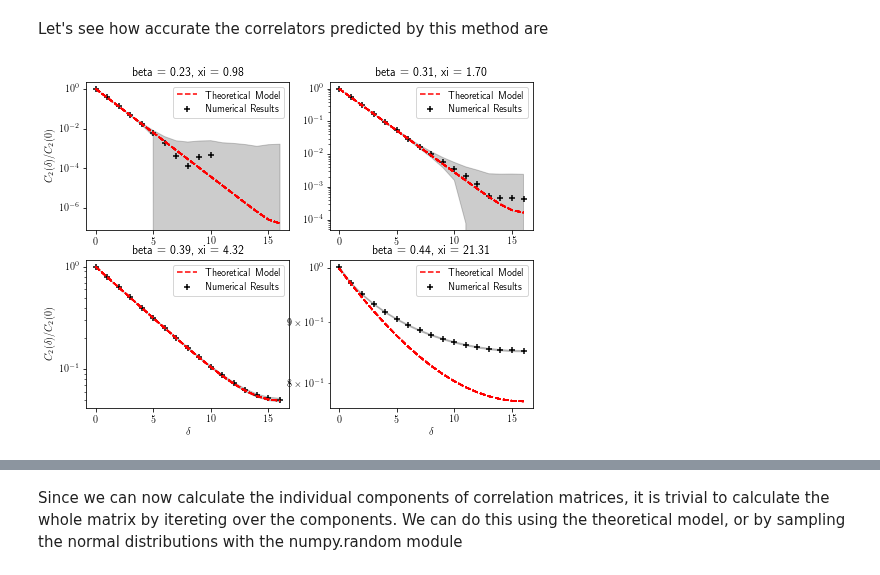
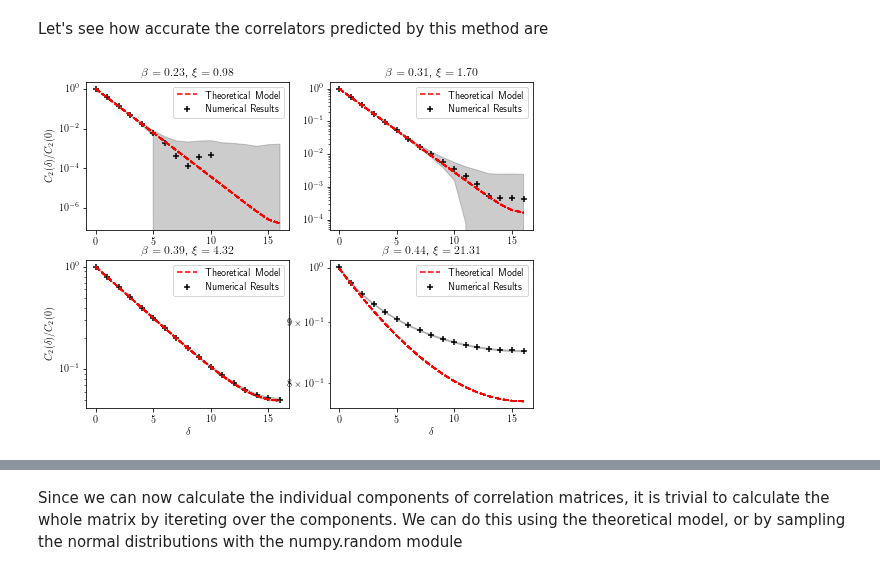
Before and after one commit to BenKMorley/Multilevel_notebook, a Jupyter notebook: Multilevel_Ising.ipynb, the cells around one changed output, grey strips where cells are left out. Cells and saved outputs as stored; diff of their text form; code cells hidden in the pictures.

Commit message:
Fix Graph titles

```diff
--- a/Multilevel_Ising.ipynb
+++ b/Multilevel_Ising.ipynb
@@ -1663,35 +1663,35 @@ for k, i in enumerate(beta_indices):
     for x in x_s:
         # Plot the results for the actual correlator
 
         estimates = numpy.zeros(len(delta_s))
 
         for j, delta in enumerate(delta_s):
             our_correlator = one_correlator(x, delta, xi, L, N, M)
 
             estimates[j] = our_correlator.estimate_correlator()
 
         if x == 0:
             ax.plot(delta_s, estimates, ls='--', label='Theoretical Model', color='r')
 
         else:
             ax.plot(delta_s, estimates, ls='--', color='r')
 
 
     if k // 2 == 1:
         ax.set_xlabel(r'$\delta$')
 
     if k % 2 == 0:
         ax.set_ylabel(r'$C_2(\delta) / C_2(0)$')
 
     ax.set_yscale('log')
-    ax.set_title(f'beta = {beta:.2f}, xi = {xi:.2f}')
+    ax.set_title(rf'$\beta = {beta:.2f}$, $\xi = {xi:.2f}$')
     ax.legend(loc='upper right')
 
 fig.set_size_inches((8, 6))
 plt.savefig(f'{base_directory}graphs/Correlator_theoretical_observed.pdf')
 plt.show()
 # %% [output]
-[figure, old version]
+[figure, new version]
 # %% [markdown]
 We can now use this class representing a single field insertion to build up correlators of field insertions. To calculate the covariance matrix that we have used prevsiously we need four field insertions - two for each correlator, plus field insertions for the boundary layers. The two_correlators class is designed for this specific task.
 
```
Also changed, not shown: parts of 1 cell of this notebook.
